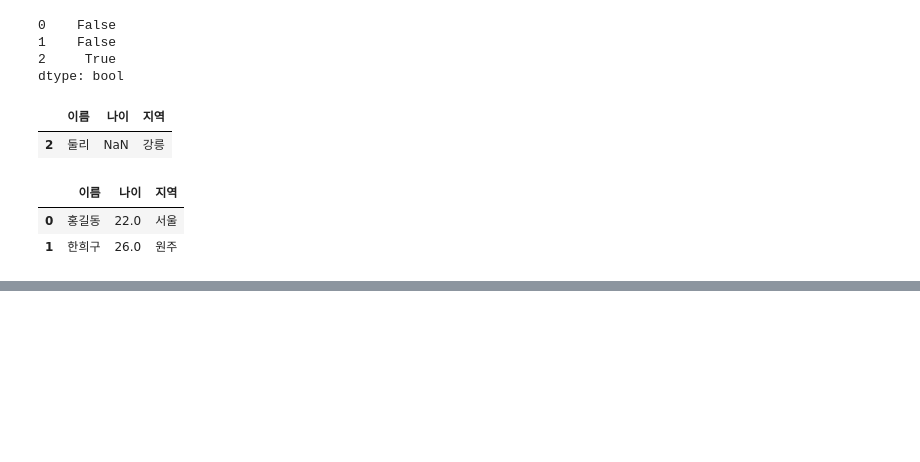
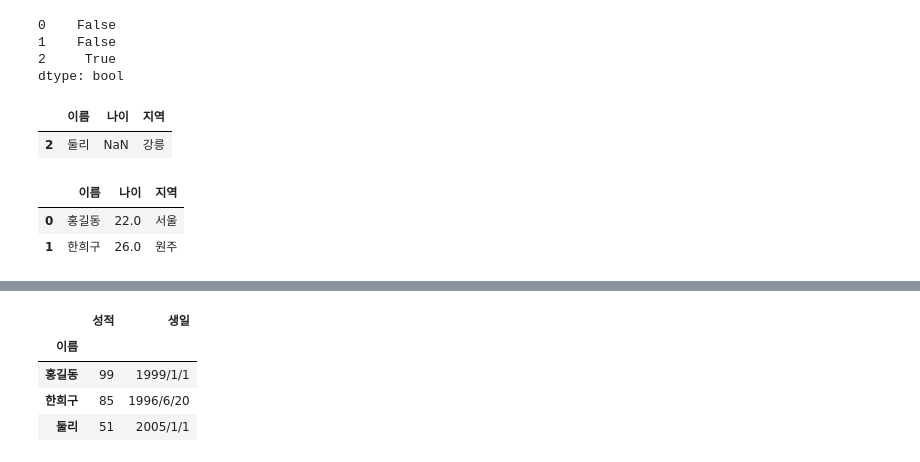
Before and after one commit to Heegu-han/AI, a Jupyter notebook: day_13/day_13.ipynb, the cells around one changed output, grey strips where cells are left out. Saved outputs shown, nothing was run; the diff lists cells and outputs as text; code cells hidden in the pictures; blank space fills up the shorter version.

```diff
--- a/day_13/day_13.ipynb
+++ b/day_13/day_13.ipynb
@@ -290,0 +351,9 @@ data[data.notnull().all(1)]
+# %%
+data2=data.set_index('이름')
+data2
+# %% [output]
+|  | 성적 | 생일 |
+| 이름 |  |  |
+| 홍길동 | 99 | 1999/1/1 |
+| 한희구 | 85 | 1996/6/20 |
+| 둘리 | 51 | 2005/1/1 |
```
Also changed, not shown: parts of 7 cells of this notebook.
